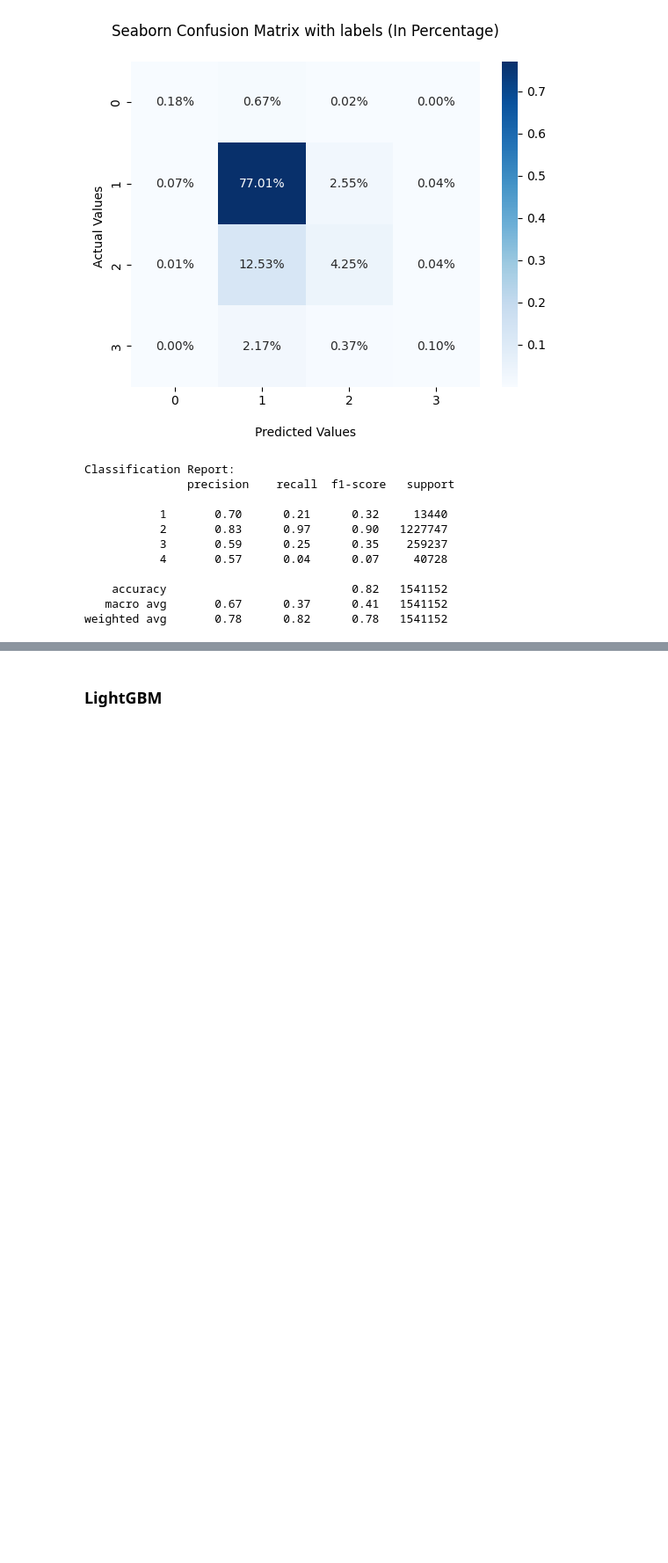
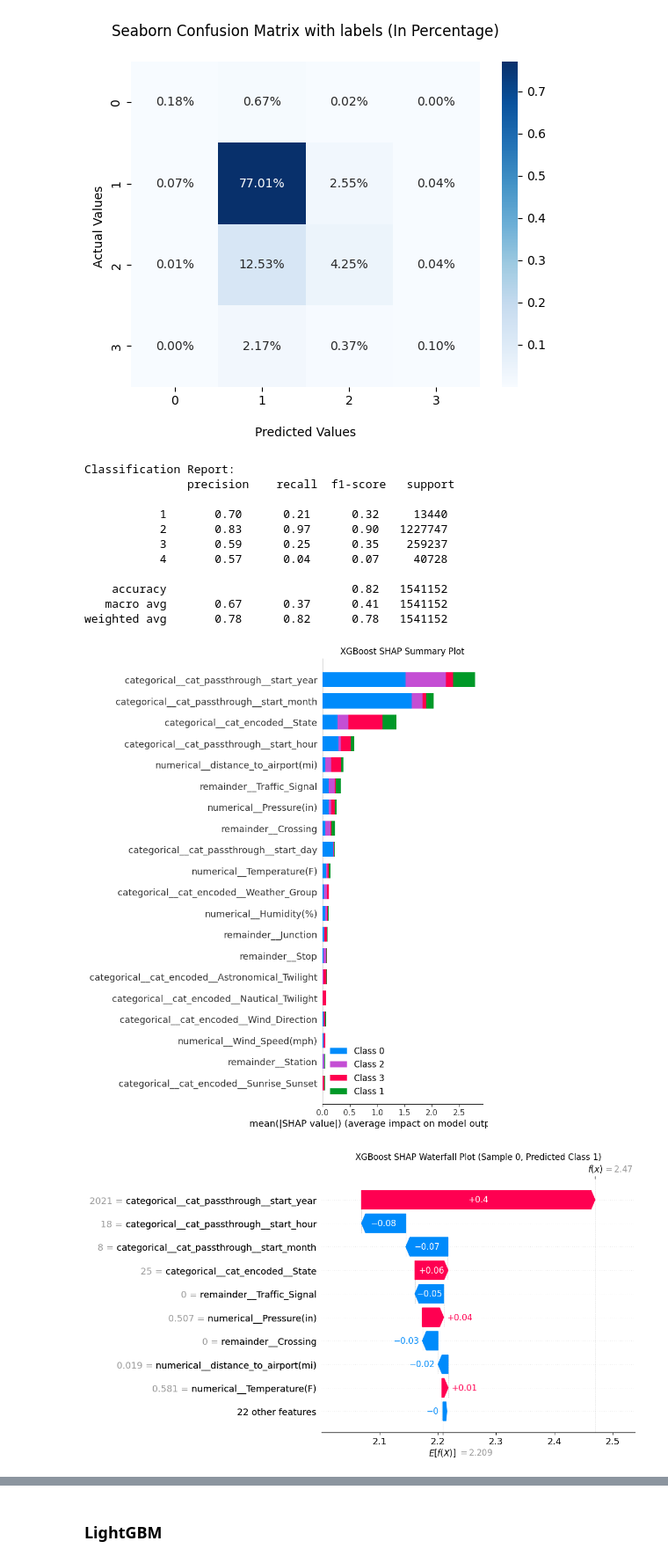
Before and after one commit to zoya-fatima22/us-accidents-thesis, a Jupyter notebook: experiments/3_ml_train.ipynb, the cells around one changed output, grey strips where cells are left out. Shown at 88% size. Drawn from its saved outputs; the diff is of its cells as text; code cells hidden in the pictures; blank space fills up the shorter version.

Commit message:
added shap xai

```diff
--- a/experiments/3_ml_train.ipynb
+++ b/experiments/3_ml_train.ipynb
@@ -532,0 +557,25 @@ weighted avg       0.78      0.82      0.78   1541152
+# %%
+feature_names = list(preprocessor.get_feature_names_out())
+
+X_train_shap = pd.DataFrame(x_train_p, columns=feature_names)
+X_test_shap = pd.DataFrame(x_test_p, columns=feature_names)
+# %%
+explainer_xgb = shap.TreeExplainer(xgb_model)
+
+explanation_xgb = explainer_xgb(X_test_shap)
+
+# Summary plot: Shows feature importance and impact distribution
+shap.summary_plot(explanation_xgb, show=False)
+plt.title("XGBoost SHAP Summary Plot")
+plt.show()
+
+
+sample_idx = 0
+pred_class = y_pred_encoded[sample_idx]
+# shap.plots.waterfall(explanation_xgb[sample_idx, pred_class], show=False)  # Slice for sample and class
+shap.plots.waterfall(explanation_xgb[sample_idx, :, pred_class], show=False)
+plt.title(f"XGBoost SHAP Waterfall Plot (Sample {sample_idx}, Predicted Class {pred_class})")
+plt.show()
+# %% [output]
+[figure, added]
+[figure, added]
```
Also changed, not shown: parts of 5 cells of this notebook.
